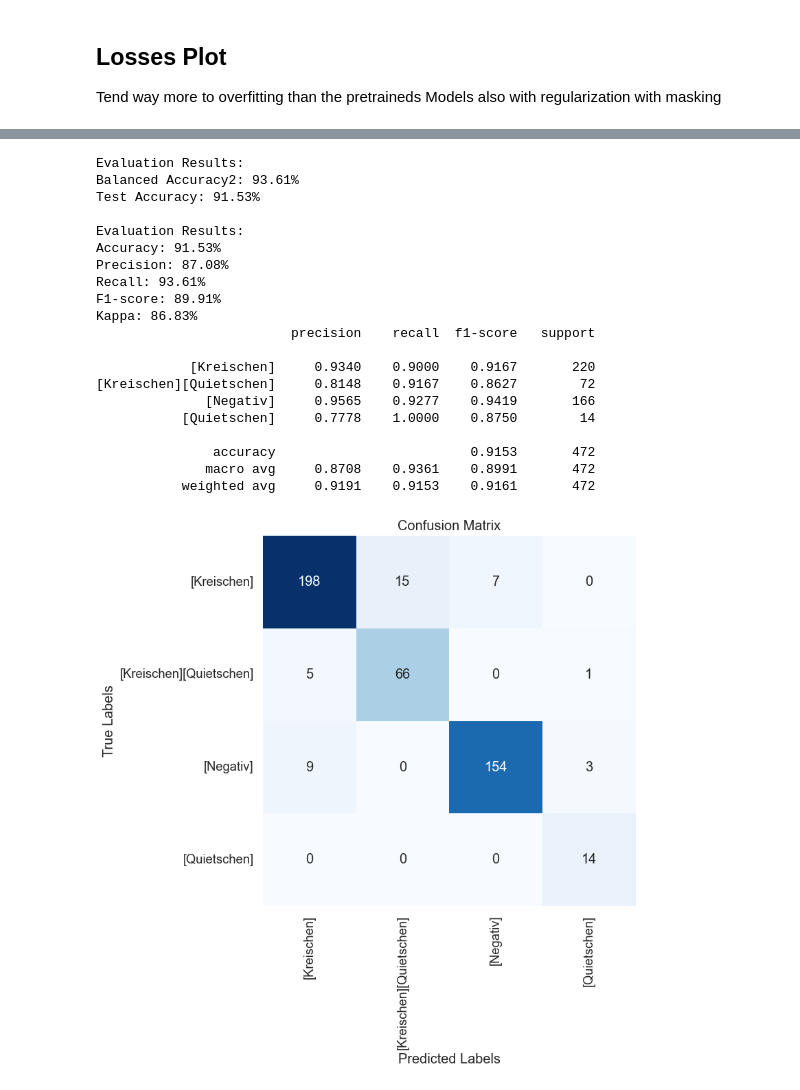
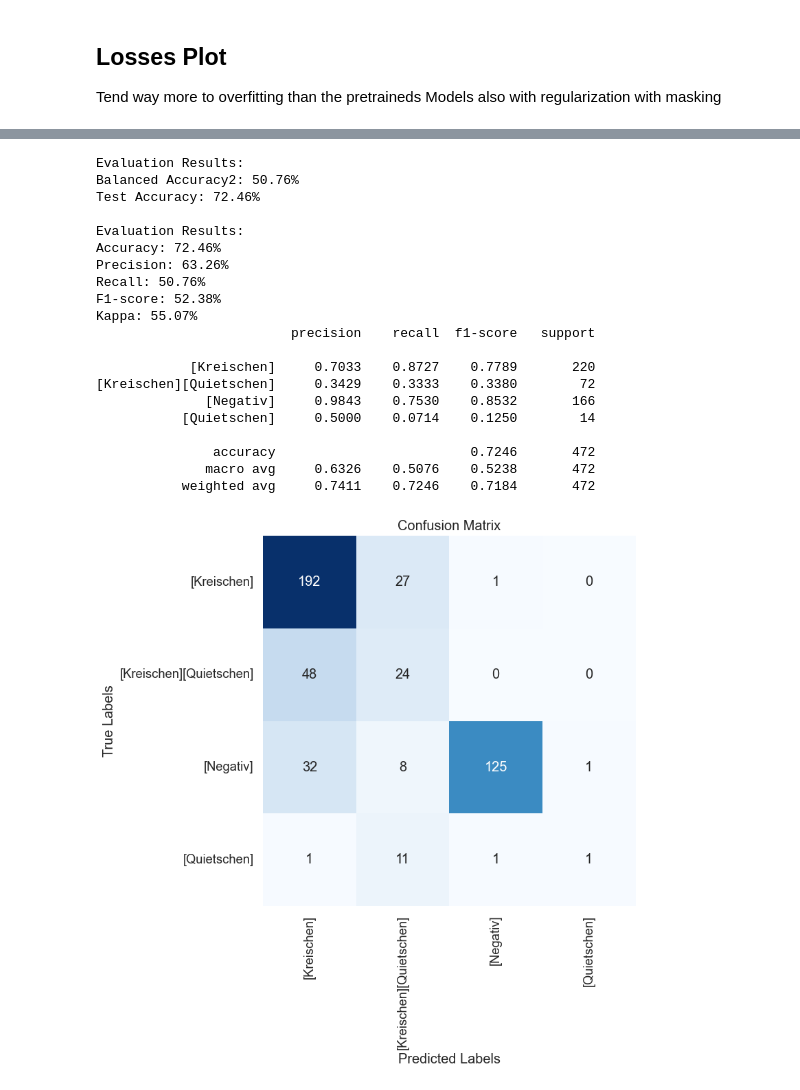
Before and after one commit to GaborinoS/MA-pre-work, a Jupyter notebook: Test_from_scratch/SA_Notebook_Train_Test_Val.ipynb, the cells around one changed output, grey strips where cells are left out. Cells and saved outputs as stored; diff of their text form; code cells hidden in the pictures.

```diff
--- a/Test_from_scratch/SA_Notebook_Train_Test_Val.ipynb
+++ b/Test_from_scratch/SA_Notebook_Train_Test_Val.ipynb
@@ -462,24 +328,24 @@ def validation_fun(modelpath,measure_checkpoint):
 # %%
-validation_fun('/Full_model_checkpoint.pth',"full_model")
+validation_fun(standalone_results_path,'/Full_model_checkpoint.pth',"full_model",val_df,config.finetune_epochs,config.batch_size,learning_rate,weight_decay)
 # %% [output]
 Evaluation Results:
-Balanced Accuracy2: 93.61%
-Test Accuracy: 91.53%
+Balanced Accuracy2: 50.76%
+Test Accuracy: 72.46%
 
 Evaluation Results:
-Accuracy: 91.53%
-Precision: 87.08%
-Recall: 93.61%
-F1-score: 89.91%
-Kappa: 86.83%
+Accuracy: 72.46%
+Precision: 63.26%
+Recall: 50.76%
+F1-score: 52.38%
+Kappa: 55.07%
                          precision    recall  f1-score   support
 
-            [Kreischen]     0.9340    0.9000    0.9167       220
-[Kreischen][Quietschen]     0.8148    0.9167    0.8627        72
-              [Negativ]     0.9565    0.9277    0.9419       166
-           [Quietschen]     0.7778    1.0000    0.8750        14
+            [Kreischen]     0.7033    0.8727    0.7789       220
+[Kreischen][Quietschen]     0.3429    0.3333    0.3380        72
+              [Negativ]     0.9843    0.7530    0.8532       166
+           [Quietschen]     0.5000    0.0714    0.1250        14
 
-               accuracy                         0.9153       472
-              macro avg     0.8708    0.9361    0.8991       472
-           weighted avg     0.9191    0.9153    0.9161       472
+               accuracy                         0.7246       472
+              macro avg     0.6326    0.5076    0.5238       472
+           weighted avg     0.7411    0.7246    0.7184       472
-[figure, old version]
+[figure, new version]
```
Also changed, not shown: parts of 8 cells of this notebook, 7 other files.
